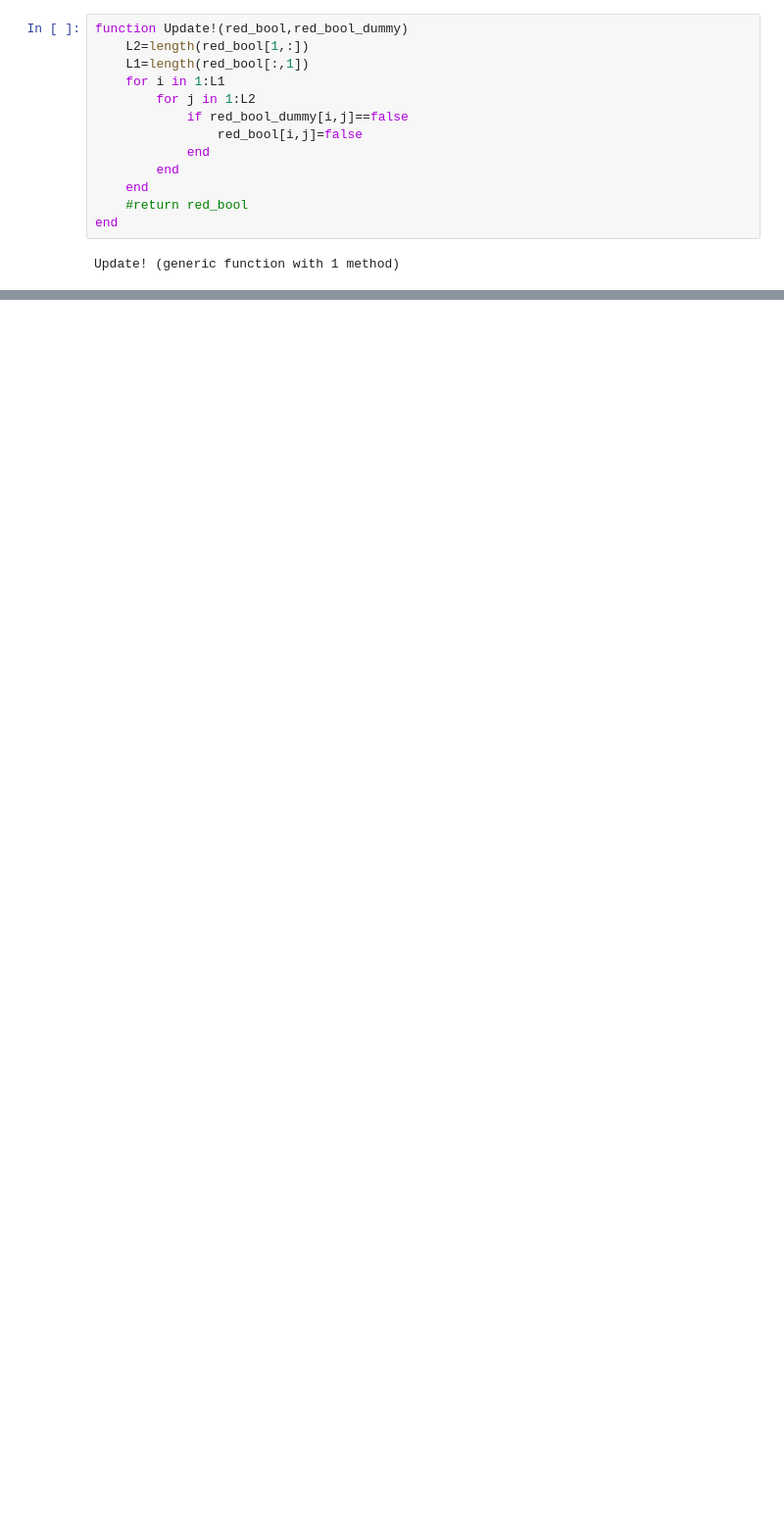
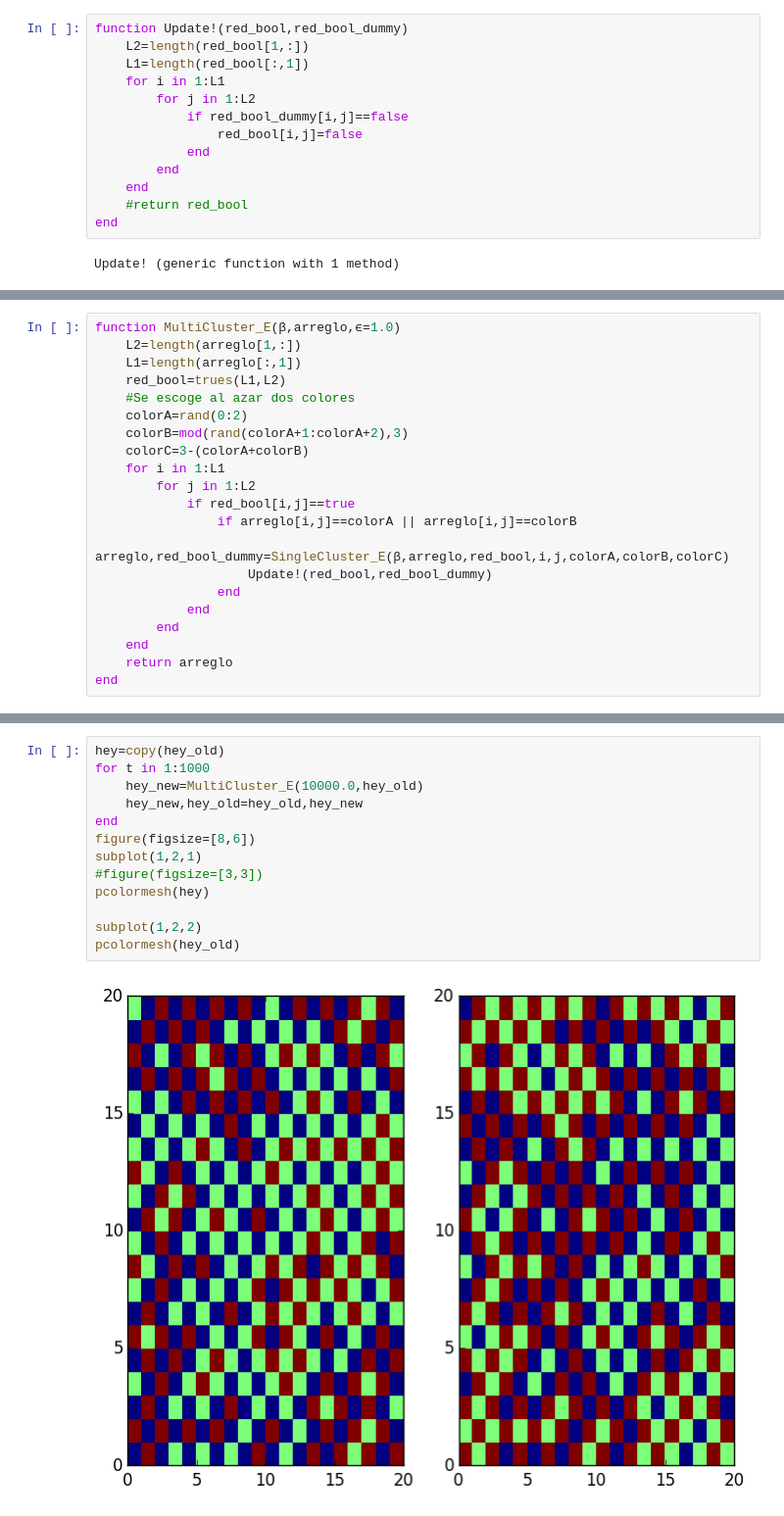
Before and after one commit to luisaleman/Hielo, a Jupyter notebook: Proyecto final.ipynb, the cells around one changed output, grey strips where cells are left out. Shown at 98% size. Saved outputs shown, nothing was run; the diff lists cells and outputs as text; blank space fills up the shorter version.

```diff
--- a/Proyecto final.ipynb
+++ b/Proyecto final.ipynb
@@ -246,0 +387,21 @@ PyObject <matplotlib.collections.QuadMesh object at 0x...>
+# %%
+function MultiCluster_E(β,arreglo,ϵ=1.0)
+    L2=length(arreglo[1,:])
+    L1=length(arreglo[:,1])
+    red_bool=trues(L1,L2)
+    #Se escoge al azar dos colores
+    colorA=rand(0:2)
+    colorB=mod(rand(colorA+1:colorA+2),3)
+    colorC=3-(colorA+colorB)
+    for i in 1:L1
+        for j in 1:L2
+            if red_bool[i,j]==true
+                if arreglo[i,j]==colorA || arreglo[i,j]==colorB
+                    arreglo,red_bool_dummy=SingleCluster_E(β,arreglo,red_bool,i,j,colorA,colorB,colorC)
+                    Update!(red_bool,red_bool_dummy)
+                end
+            end
+        end
+    end
+    return arreglo
+end
@@ -246,0 +410,15 @@ PyObject <matplotlib.collections.QuadMesh object at 0x...>
+# %%
+hey=copy(hey_old)
+for t in 1:1000
+    hey_new=MultiCluster_E(10000.0,hey_old)
+    hey_new,hey_old=hey_old,hey_new
+end
+figure(figsize=[8,6])
+subplot(1,2,1)
+#figure(figsize=[3,3])
+pcolormesh(hey)
+
+subplot(1,2,2)
+pcolormesh(hey_old)
+# %% [output]
+[figure, added]
```
Also changed, not shown: parts of 11 cells of this notebook.
